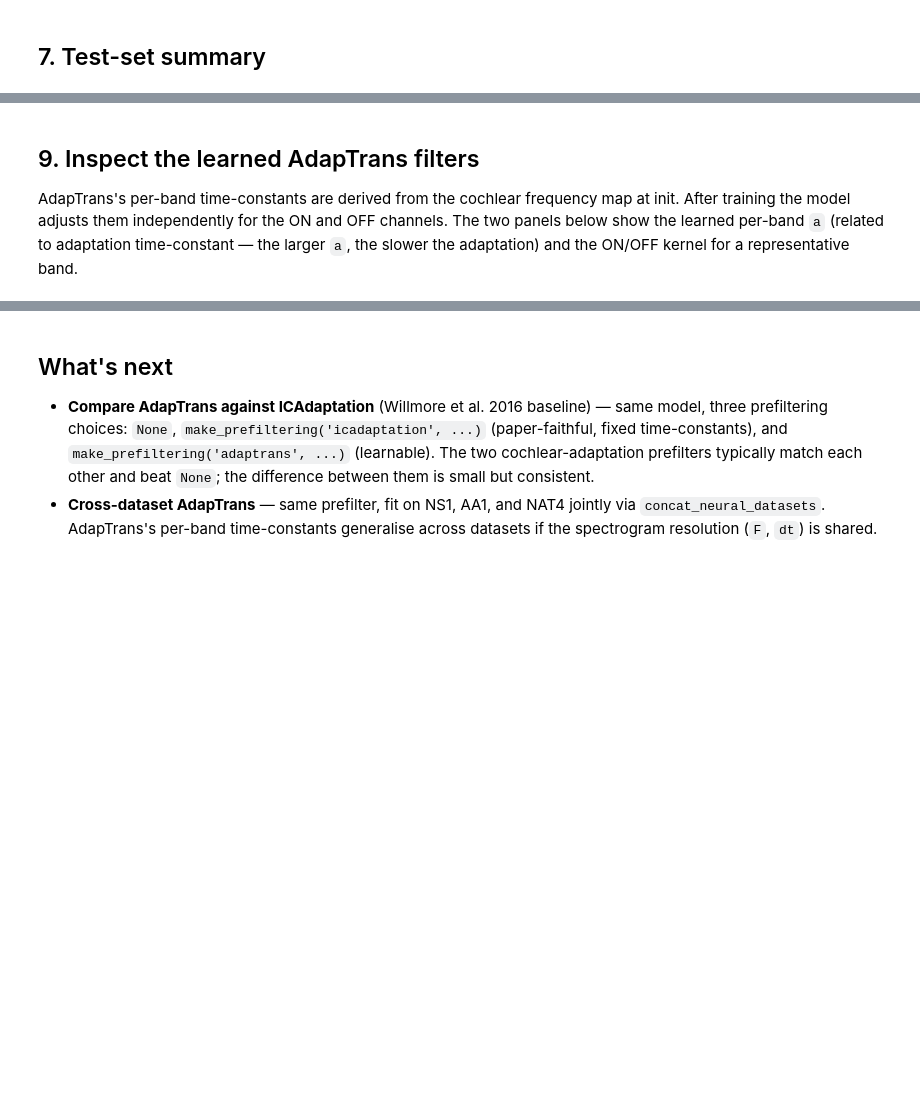
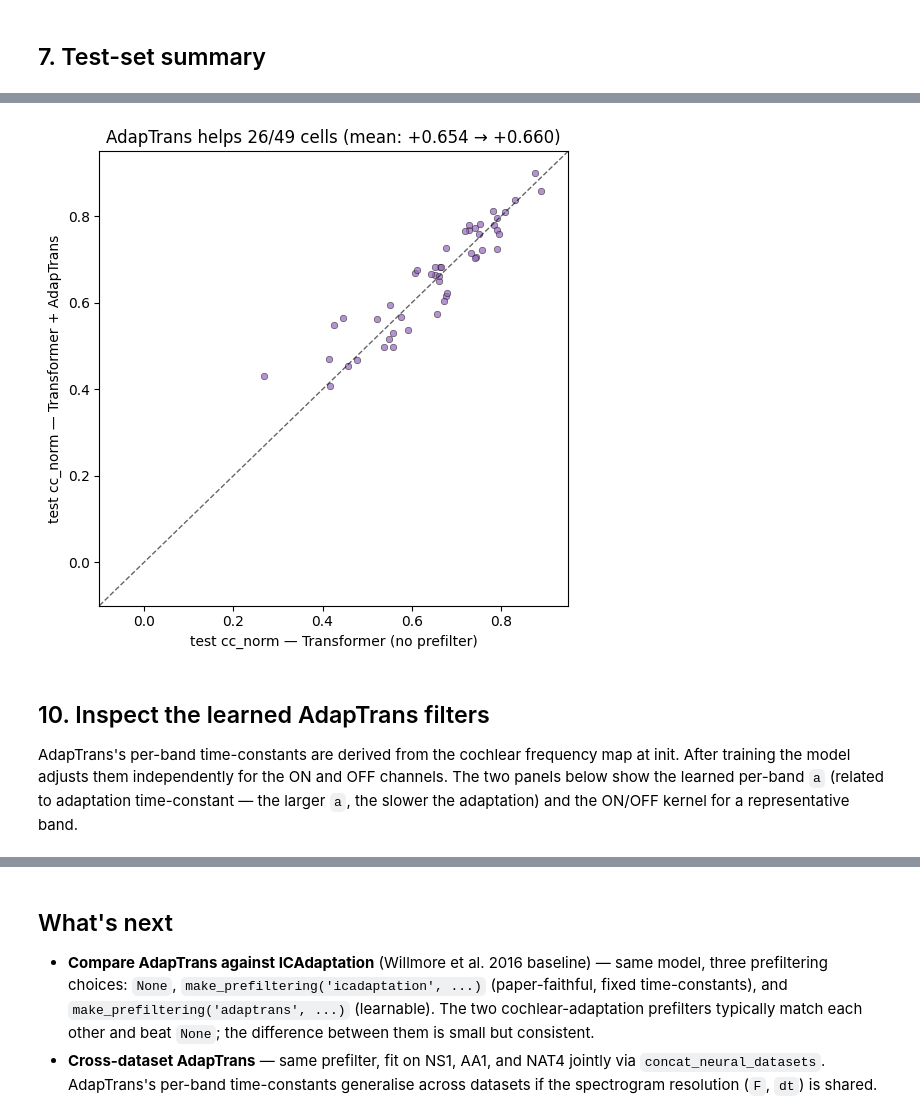
Before and after one commit to urancon/deepSTRF, a Jupyter notebook: examples/adaptrans_transformer_aa1.ipynb, the cells around one changed output, grey strips where cells are left out. Cells and saved outputs as stored; diff of their text form; code cells hidden in the pictures; blank space fills up the shorter version.

```diff
--- a/examples/adaptrans_transformer_aa1.ipynb
+++ b/examples/adaptrans_transformer_aa1.ipynb
@@ -211,5 +309,25 @@ plt.tight_layout(); plt.show()
+# %%
+plain = result_plain["test_cc_norm"].numpy()
+adapt = result_adaptrans["test_cc_norm"].numpy()
+both_ok = ~(np.isnan(plain) | np.isnan(adapt))
+plain, adapt = plain[both_ok], adapt[both_ok]
+
+fig, ax = plt.subplots(figsize=(5.5, 5.5))
+lo, hi = -0.1, 0.95
+ax.plot([lo, hi], [lo, hi], 'k--', lw=1, alpha=0.6)
+ax.scatter(plain, adapt, s=22, alpha=0.7, color='tab:purple', edgecolor='black', linewidth=0.4)
+
+n_above = int((adapt > plain).sum())
+ax.set_xlim(lo, hi); ax.set_ylim(lo, hi)
+ax.set_xlabel("test cc_norm — Transformer (no prefilter)")
+ax.set_ylabel("test cc_norm — Transformer + AdapTrans")
+ax.set_title(f"AdapTrans helps {n_above}/{len(plain)} cells "
+             f"(mean: {plain.mean():+.3f} → {adapt.mean():+.3f})")
+plt.tight_layout(); plt.show()
+# %% [output]
+[figure, added]
 # %% [markdown]
-## 9. Inspect the learned AdapTrans filters
+## 10. Inspect the learned AdapTrans filters
 
 AdapTrans's per-band time-constants are derived from the cochlear
 frequency map at init. After training the model adjusts them
```
Also changed, not shown: parts of 19 cells of this notebook.
